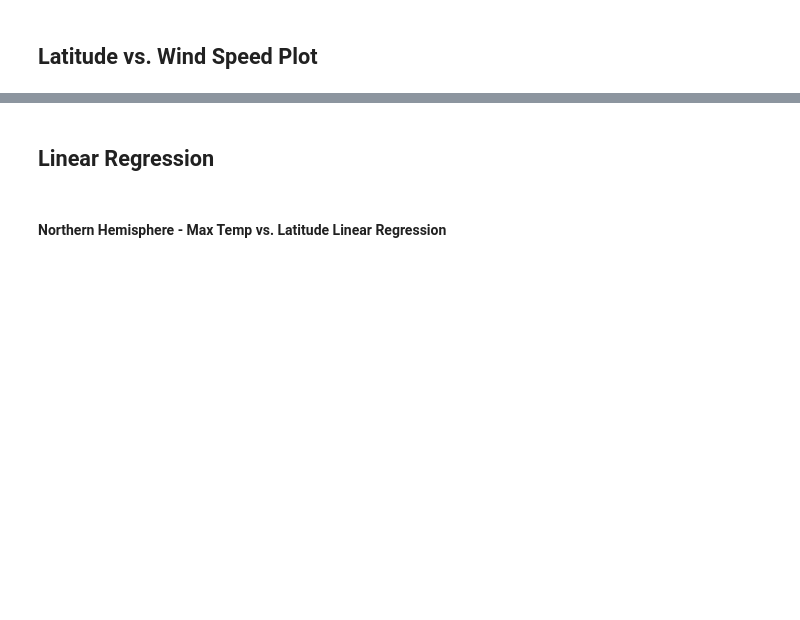
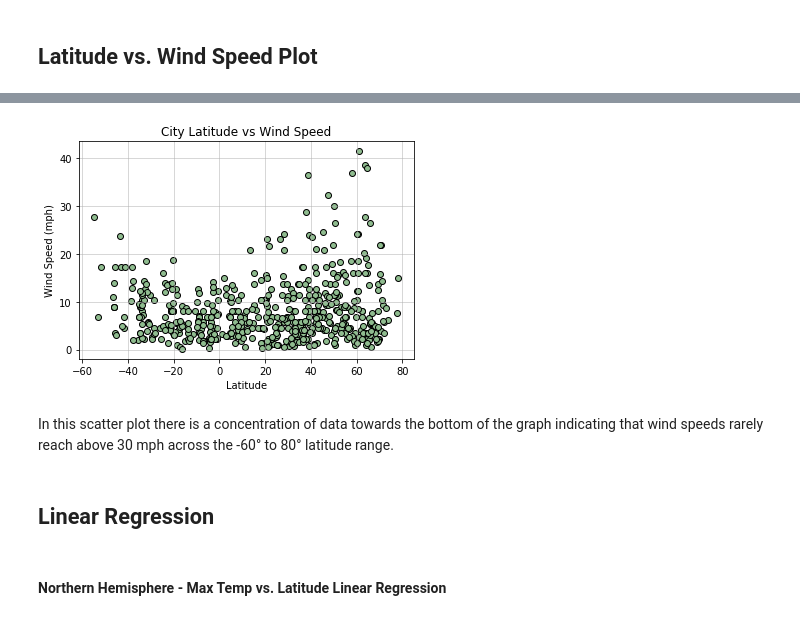
Before and after one commit to shechter430/python_api_challenge, a Jupyter notebook: WeatherPy.ipynb, the cells around one changed output, grey strips where cells are left out. Drawn from its saved outputs; the diff is of its cells as text; code cells hidden in the pictures; blank space fills up the shorter version.

```diff
--- a/WeatherPy.ipynb
+++ b/WeatherPy.ipynb
@@ -219,3 +224,19 @@ Int64Index([], dtype='int64')
+# %%
+# Create Latitude vs Wind Speed scatter plot
+x = weather_data["Lat"]
+y = weather_data["Wind Speed"]
+plt.scatter(x, y, facecolor = "darkseagreen", edgecolor = "black")
+plt.title("City Latitude vs Wind Speed")
+plt.xlabel("Latitude")
+plt.ylabel("Wind Speed (mph)")
+plt.grid(linestyle='-', linewidth=1, alpha = 0.5)
+
+# Save the plotted figure as .pngs
+plt.savefig("output/City Latitude vs Wind Speed.png")
+# %% [output]
+[figure, added]
+# %% [markdown]
+In this scatter plot there is a concentration of data towards the bottom of the graph indicating that wind speeds rarely reach above 30 mph across the -60° to 80° latitude range.
 # %% [markdown]
 ## Linear Regression
 # %% [markdown]
```
Also changed, not shown: parts of 49 cells of this notebook, 13 other files.
